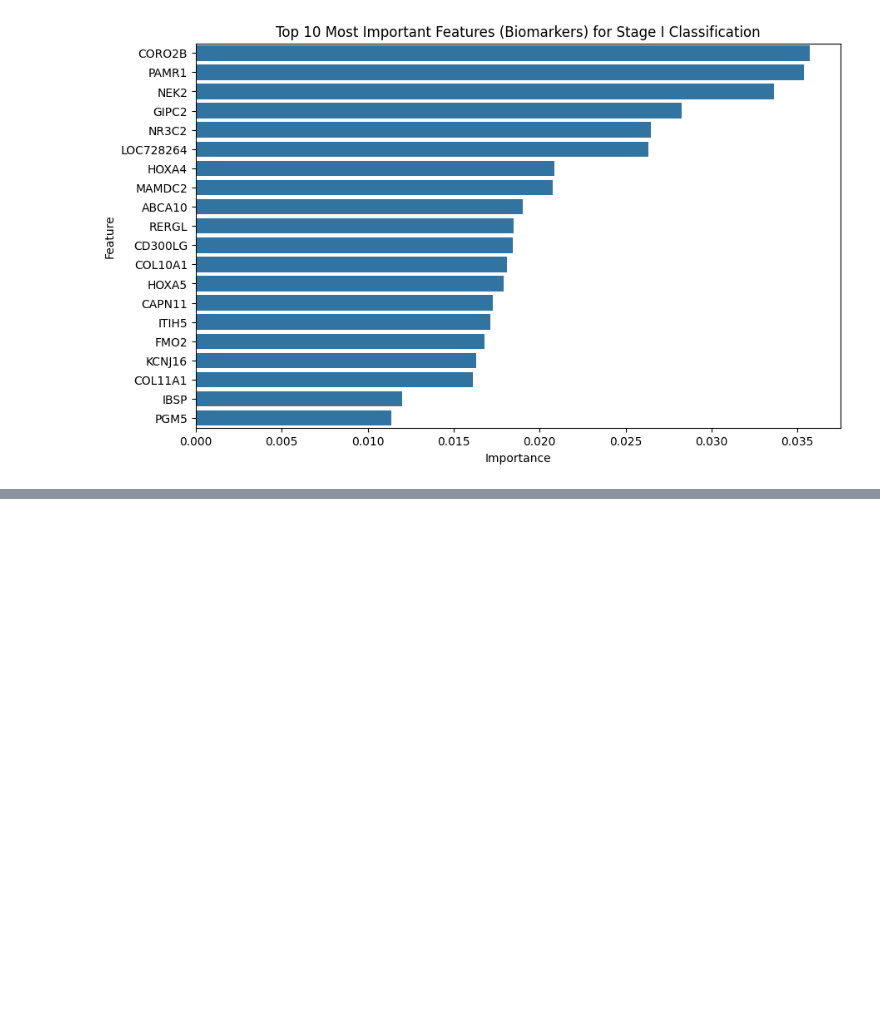
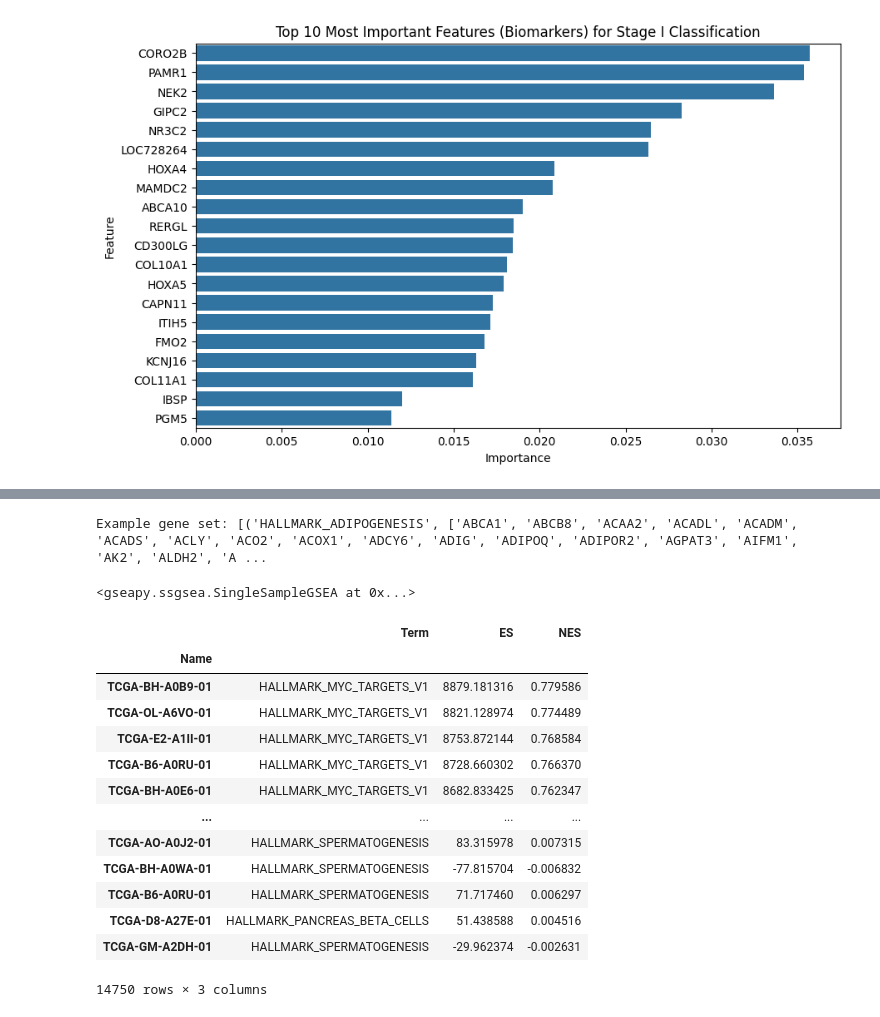
Before and after one commit to Neermita18/Multi-Omics-Breast-Cancer-BITS-Pilani, a Jupyter notebook: Early_stage_breast_cancer_biomarkers.ipynb, the cells around one changed output, grey strips where cells are left out. Drawn from its saved outputs; the diff is of its cells as text; code cells hidden in the pictures; blank space fills up the shorter version.

```diff
--- a/Early_stage_breast_cancer_biomarkers.ipynb
+++ b/Early_stage_breast_cancer_biomarkers.ipynb
@@ -756,0 +790,11 @@ plt.show()
+# %%
+from gseapy.parser import read_gmt
+
+gmt = read_gmt(gene_set_file)
+print("Example gene set:", list(gmt.items())[:1])
+# %% [output]
+Example gene set: [('HALLMARK_ADIPOGENESIS', ['ABCA1', 'ABCB8', 'ACAA2', 'ACADL', 'ACADM', 'ACADS', 'ACLY', 'ACO2', 'ACOX1', 'ADCY6', 'ADIG', 'ADIPOQ', 'ADIPOR2', 'AGPAT3', 'AIFM1', 'AK2', 'ALDH2', 'A ...
+# %%
+ssgsea_results
+# %% [output]
+<gseapy.ssgsea.SingleSampleGSEA at 0x...>
@@ -756,0 +803,17 @@ plt.show()
+# %%
+ssgsea_scores
+# %% [output]
+|  | Term | ES | NES |
+| Name |  |  |  |
+| TCGA-BH-A0B9-01 | HALLMARK_MYC_TARGETS_V1 | 8879.181316 | 0.779586 |
+| TCGA-OL-A6VO-01 | HALLMARK_MYC_TARGETS_V1 | 8821.128974 | 0.774489 |
+| TCGA-E2-A1II-01 | HALLMARK_MYC_TARGETS_V1 | 8753.872144 | 0.768584 |
+| TCGA-B6-A0RU-01 | HALLMARK_MYC_TARGETS_V1 | 8728.660302 | 0.766370 |
+| TCGA-BH-A0E6-01 | HALLMARK_MYC_TARGETS_V1 | 8682.833425 | 0.762347 |
+| ... | ... | ... | ... |
+| TCGA-AO-A0J2-01 | HALLMARK_SPERMATOGENESIS | 83.315978 | 0.007315 |
+| TCGA-BH-A0WA-01 | HALLMARK_SPERMATOGENESIS | -77.815704 | -0.006832 |
+| TCGA-B6-A0RU-01 | HALLMARK_SPERMATOGENESIS | 71.717460 | 0.006297 |
+| TCGA-D8-A27E-01 | HALLMARK_PANCREAS_BETA_CELLS | 51.438588 | 0.004516 |
+| TCGA-GM-A2DH-01 | HALLMARK_SPERMATOGENESIS | -29.962374 | -0.002631 |
+14750 rows × 3 columns
```
Also changed, not shown: parts of 10 cells of this notebook.
